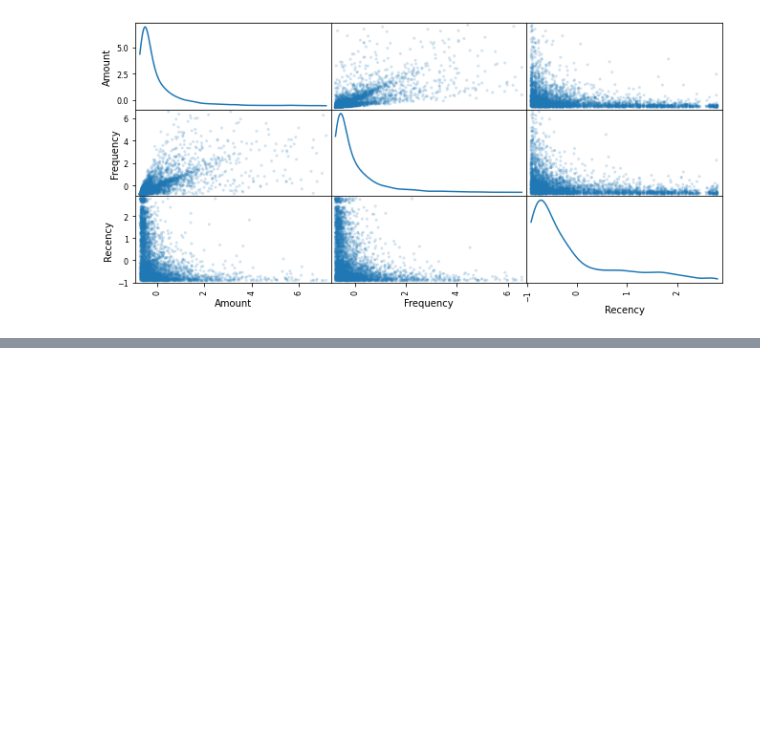
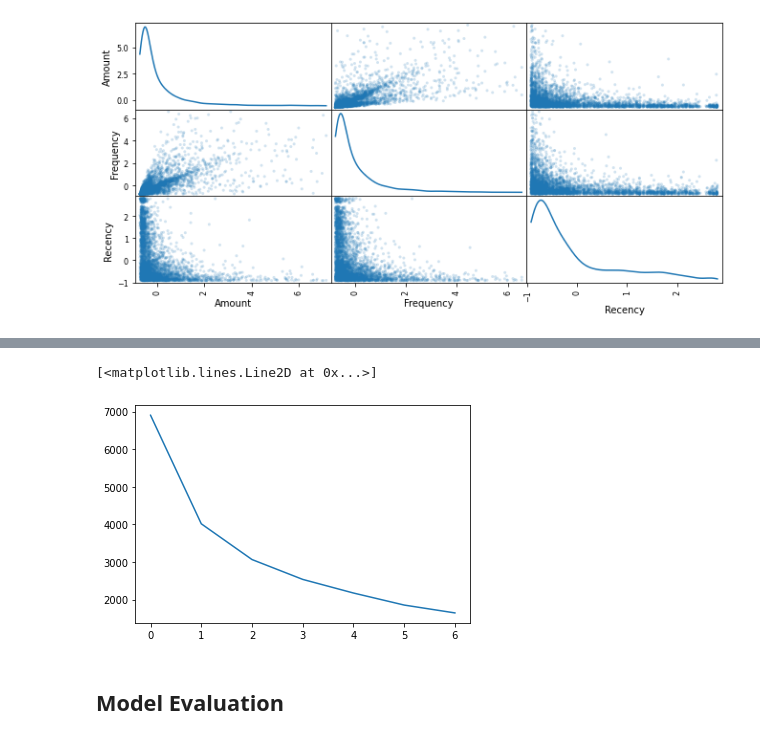
Before and after one commit to omajipawar/Online-Retail-Customer-Segmentation, a Jupyter notebook: Online_Retail_Customer_Segmentation_(Omaji_Pawar).ipynb, the cells around one changed output, grey strips where cells are left out. Drawn from its saved outputs; the diff is of its cells as text; code cells hidden in the pictures; blank space fills up the shorter version.

```diff
--- a/Online_Retail_Customer_Segmentation_(Omaji_Pawar).ipynb
+++ b/Online_Retail_Customer_Segmentation_(Omaji_Pawar).ipynb
@@ -522,0 +534,5 @@ scatter_matrix(rfm_df_scaled, alpha = 0.2, figsize = (11,5), diagonal = 'kde');
+# %%
+# k-means with some arbitrary k
+
+kmeans = KMeans(n_clusters=4, max_iter=50)
+kmeans.fit(rfm_df_scaled)
@@ -522,0 +550,18 @@ scatter_matrix(rfm_df_scaled, alpha = 0.2, figsize = (11,5), diagonal = 'kde');
+# %%
+# Elbow-curve/SSD
+
+ssd = []
+range_n_clusters = [2, 3, 4, 5, 6, 7, 8]
+for num_clusters in range_n_clusters:
+    kmeans = KMeans(n_clusters=num_clusters, max_iter=50)
+    kmeans.fit(rfm_df_scaled)
+
+    ssd.append(kmeans.inertia_)
+
+# plot the SSDs for each n_clusters
+plt.plot(ssd)
+# %% [output]
+[<matplotlib.lines.Line2D at 0x...>]
+[figure, added]
+# %% [markdown]
+## Model Evaluation
```
Also changed, not shown: parts of 16 cells of this notebook.
